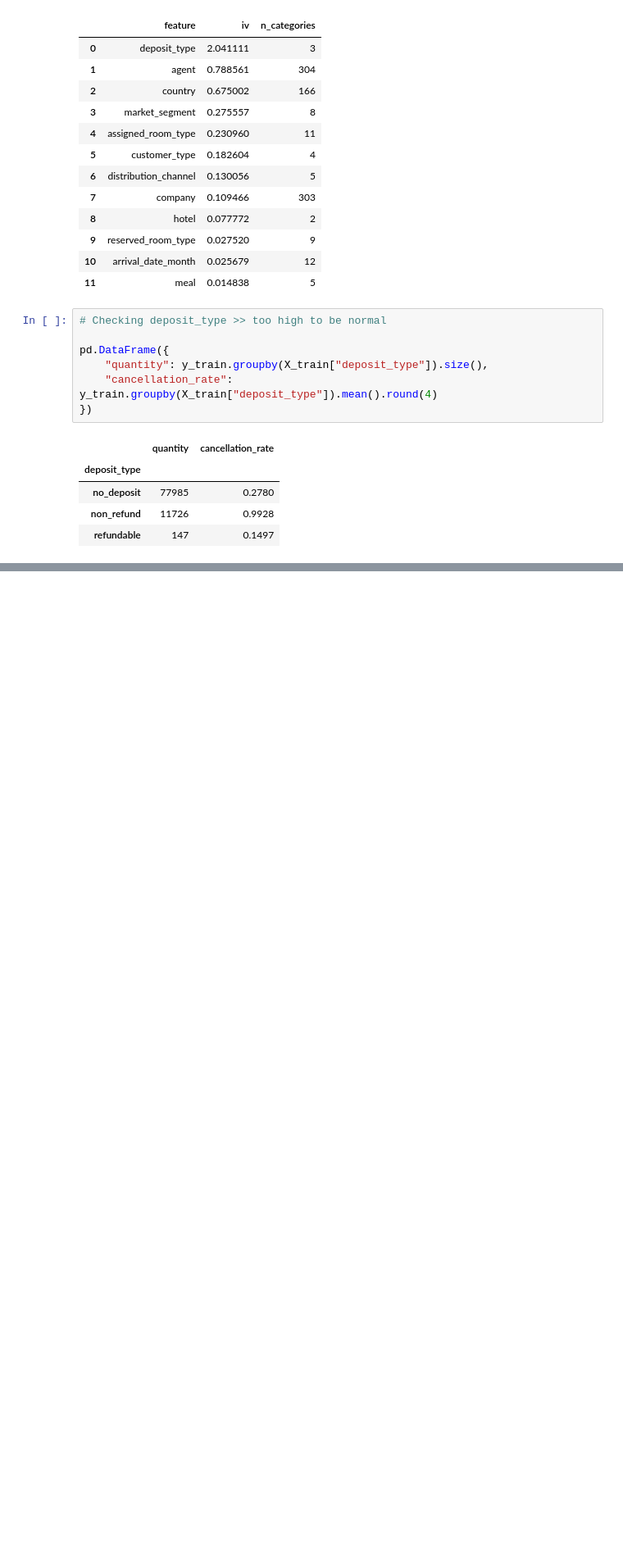
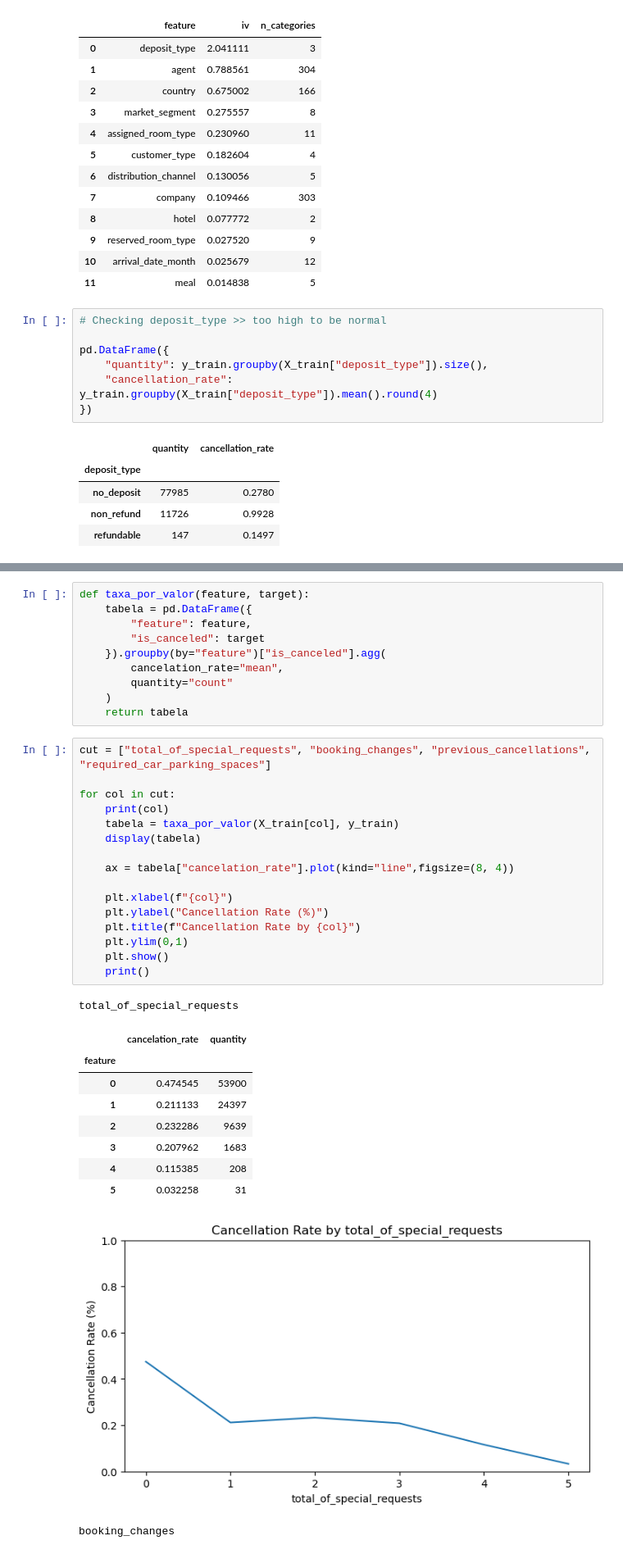
Before and after one commit to bruno-lima98/portfolio-hotel-cancellation-prediction, a Jupyter notebook: main.ipynb, the cells around one changed output, grey strips where cells are left out. Shown at 82% size. Saved outputs shown, nothing was run; the diff lists cells and outputs as text; blank space fills up the shorter version.

```diff
--- a/main.ipynb
+++ b/main.ipynb
@@ -746,0 +819,38 @@ df.groupby(df["assigned_room_type"] == df["reserved_room_type"]).agg(
+# %%
+def taxa_por_valor(feature, target):
+    tabela = pd.DataFrame({
+        "feature": feature,
+        "is_canceled": target
+    }).groupby(by="feature")["is_canceled"].agg(
+        cancelation_rate="mean",
+        quantity="count"
+    )
+    return tabela
+# %%
+cut = ["total_of_special_requests", "booking_changes", "previous_cancellations", "required_car_parking_spaces"]
+
+for col in cut:
+    print(col)
+    tabela = taxa_por_valor(X_train[col], y_train)
+    display(tabela)
+
+    ax = tabela["cancelation_rate"].plot(kind="line",figsize=(8, 4))
+
+    plt.xlabel(f"{col}")
+    plt.ylabel("Cancellation Rate (%)")
+    plt.title(f"Cancellation Rate by {col}")
+    plt.ylim(0,1)
+    plt.show()
+    print()
+# %% [output]
+total_of_special_requests
+|  | cancelation_rate | quantity |
+| feature |  |  |
+| 0 | 0.474545 | 53900 |
+| 1 | 0.211133 | 24397 |
+| 2 | 0.232286 | 9639 |
+| 3 | 0.207962 | 1683 |
+| 4 | 0.115385 | 208 |
+| 5 | 0.032258 | 31 |
+[figure, added]
+booking_changes
```
Also changed, not shown: parts of 5 cells of this notebook, 1 other file.
